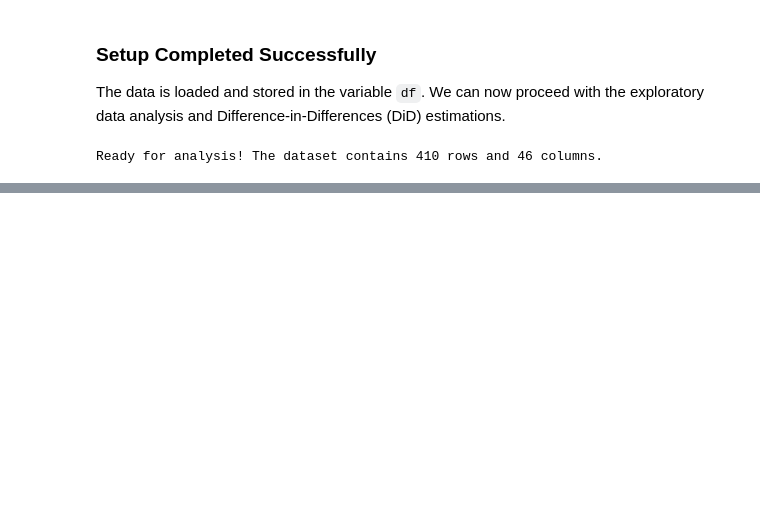
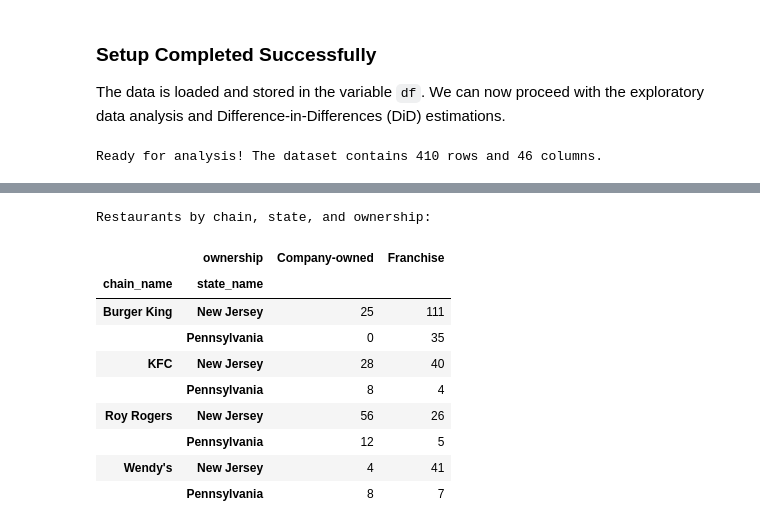
Before and after one commit to nhentze1/Minimum-Wages-and-Business-Models-Company-Owned-vs.-Franchise-Restaurants, a Jupyter notebook: minwageDiD.ipynb, the cells around one changed output, grey strips where cells are left out. Saved outputs shown, nothing was run; the diff lists cells and outputs as text; code cells hidden in the pictures; blank space fills up the shorter version.

```diff
--- a/minwageDiD.ipynb
+++ b/minwageDiD.ipynb
@@ -108,0 +112,69 @@ Ready for analysis! The dataset contains 410 rows and 46 columns.
+# %%
+analysis = df.copy()
+required_columns = [
+    "sheet", "chain", "state", "co_owned", "status2",
+    "empft", "nmgrs", "emppt", "empft2", "nmgrs2", "emppt2",
+    "psoda", "pfry", "pentree", "psoda2", "pfry2", "pentree2",
+    "hrsopen", "hrsopen2", "wage_st", "wage_st2",
+]
+assert set(required_columns).issubset(analysis.columns), "Required variables are missing."
+analysis[required_columns] = analysis[required_columns].apply(pd.to_numeric, errors="raise")
+assert analysis["sheet"].is_unique, "Restaurant IDs must be unique."
+assert analysis[["sheet", "chain", "state", "co_owned", "status2"]].notna().all().all()
+assert analysis["state"].isin([0, 1]).all()
+assert analysis["co_owned"].isin([0, 1]).all()
+assert analysis["chain"].isin([1, 2, 3, 4]).all()
+assert analysis["status2"].isin([0, 1, 2, 3, 4, 5]).all()
+
+analysis["franchise"] = 1 - analysis["co_owned"]
+analysis["state_name"] = analysis["state"].map({0: "Pennsylvania", 1: "New Jersey"})
+analysis["ownership"] = analysis["franchise"].map({0: "Company-owned", 1: "Franchise"})
+analysis["chain_name"] = analysis["chain"].map({1: "Burger King", 2: "KFC", 3: "Roy Rogers", 4: "Wendy's"})
+status_names = {
+    0: "Refused interview", 1: "Interviewed", 2: "Closed for renovation",
+    3: "Permanently closed", 4: "Closed for road construction",
+    5: "Closed after shopping-center fire",
+}
+analysis["follow_up_status"] = analysis["status2"].map(status_names)
+
+for wave, suffix in [("before", ""), ("after", "2")]:
+    employment_columns = [f"empft{suffix}", f"nmgrs{suffix}", f"emppt{suffix}"]
+    price_columns = [f"psoda{suffix}", f"pfry{suffix}", f"pentree{suffix}"]
+    analysis[f"employment_{wave}"] = analysis[employment_columns].mul([1, 1, 0.5]).sum(axis=1, min_count=3)
+    analysis[f"meal_price_{wave}"] = analysis[price_columns].sum(axis=1, min_count=3)
+    analysis[f"hours_{wave}"] = analysis[f"hrsopen{suffix}"]
+
+analysis.loc[analysis["status2"].eq(3), "employment_after"] = 0.0
+analysis.loc[analysis["status2"].ne(1), ["meal_price_after", "hours_after"]] = np.nan
+outcomes = {
+    "employment": "Employment (FTE)",
+    "meal_price": "Meal basket price (USD)",
+    "hours": "Daily opening hours",
+}
+samples = {}
+for outcome in outcomes:
+    before, after = f"{outcome}_before", f"{outcome}_after"
+    values = analysis[[before, after]]
+    assert (values.ge(0) | values.isna()).all().all(), f"Negative values in {outcome}."
+    sample = analysis.dropna(subset=[before, after]).copy()
+    sample["change"] = sample[after] - sample[before]
+    assert sample.groupby(["state", "franchise"]).size().size == 4
+    samples[outcome] = sample
+
+benchmark = analysis.groupby("state_name")[["employment_before", "employment_after"]].mean()
+expected = pd.DataFrame(
+    {"employment_before": [20.44, 23.33], "employment_after": [21.03, 21.17]},
+    index=["New Jersey", "Pennsylvania"],
+)
+assert np.allclose(benchmark.loc[expected.index], expected, atol=0.005), "Published employment benchmark does not match."
+print("Employment benchmark reproduced using all available observations in each wave:")
+display(benchmark.round(2))
+print("Restaurants by state and baseline ownership:")
+display(pd.crosstab(analysis["state_name"], analysis["ownership"]))
+print("Follow-up status by state:")
+display(pd.crosstab(analysis["follow_up_status"], analysis["state_name"]))
+print("Paired sample sizes:")
+display(pd.DataFrame({outcomes[outcome]: sample.groupby(["state_name", "ownership"]).size() for outcome, sample in samples.items()}))
+print("Restaurants by chain, state, and ownership:")
+display(pd.crosstab([analysis["chain_name"], analysis["state_name"]], analysis["ownership"]))
+# %% [output]
@@ -108,0 +207,11 @@ Ready for analysis! The dataset contains 410 rows and 46 columns.
+Restaurants by chain, state, and ownership:
+|  | ownership | Company-owned | Franchise |
+| chain_name | state_name |  |  |
+| Burger King | New Jersey | 25 | 111 |
+|  | Pennsylvania | 0 | 35 |
+| KFC | New Jersey | 28 | 40 |
+|  | Pennsylvania | 8 | 4 |
+| Roy Rogers | New Jersey | 56 | 26 |
+|  | Pennsylvania | 12 | 5 |
+| Wendy's | New Jersey | 4 | 41 |
+|  | Pennsylvania | 8 | 7 |
```
Also changed, not shown: parts of 17 cells of this notebook.
